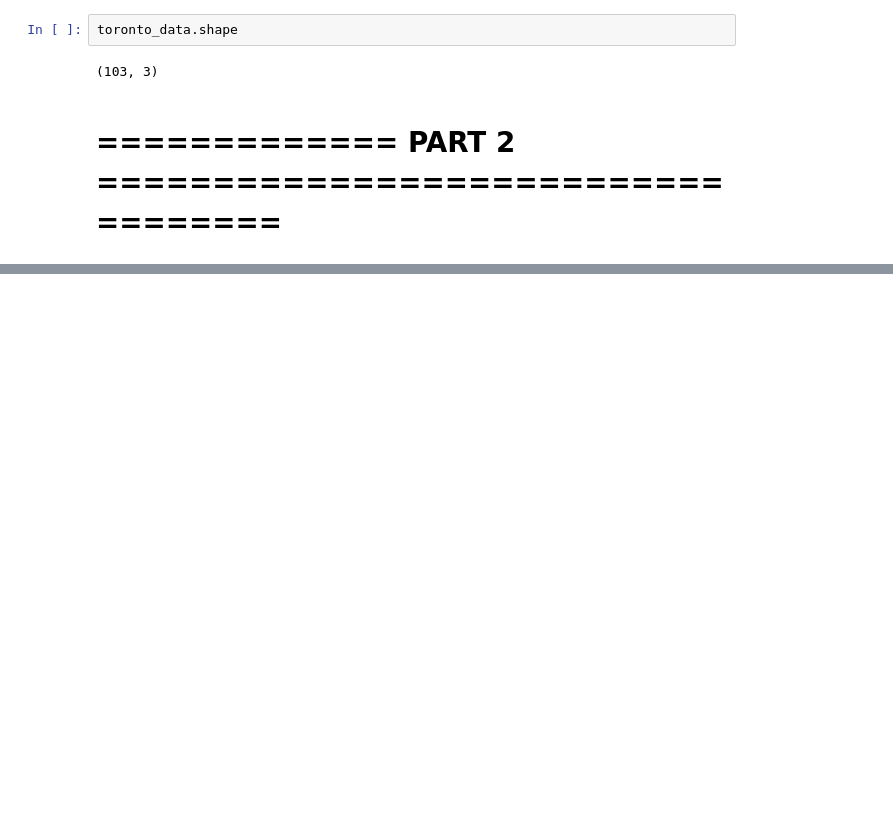
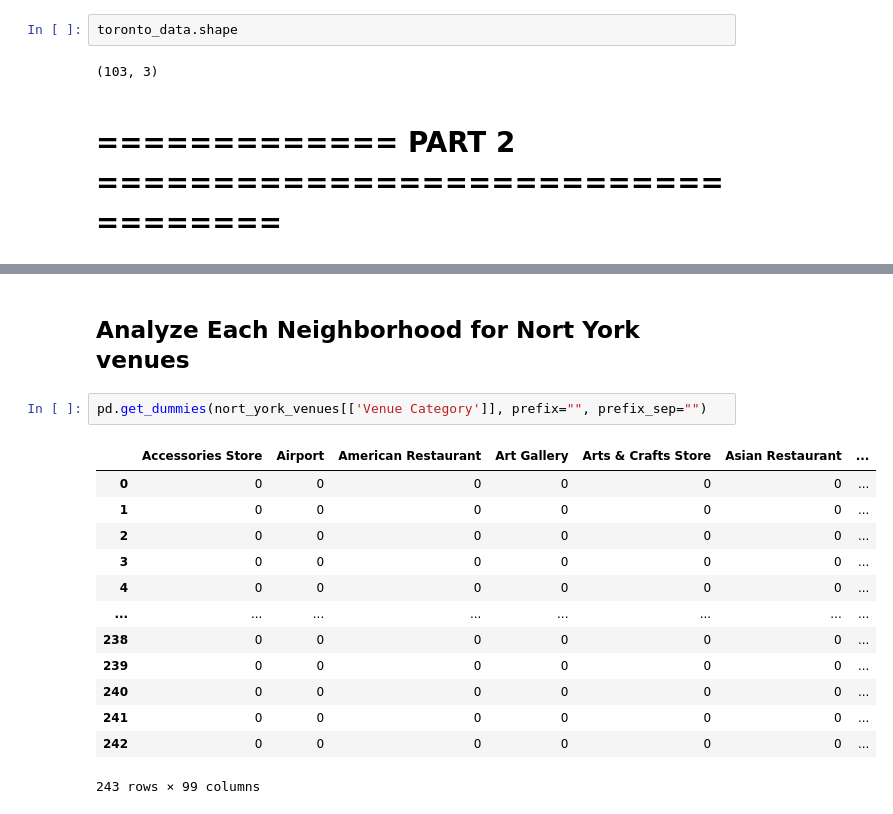
Before and after one commit to storwood/Coursera_Capstone, a Jupyter notebook: Segmenting_and_Clustering_Neighborhoods_in_Toronto.ipynb, the cells around one changed output, grey strips where cells are left out. Saved outputs shown, nothing was run; the diff lists cells and outputs as text; blank space fills up the shorter version.

```diff
--- a/Segmenting_and_Clustering_Neighborhoods_in_Toronto.ipynb
+++ b/Segmenting_and_Clustering_Neighborhoods_in_Toronto.ipynb
@@ -57,0 +278,18 @@ toronto_data.shape
+# %% [markdown]
+## Analyze Each Neighborhood for Nort York venues
+# %%
+pd.get_dummies(nort_york_venues[['Venue Category']], prefix="", prefix_sep="")
+# %% [output]
+|  | Accessories Store | Airport | American Restaurant | Art Gallery | Arts & Crafts Store | Asian Restaurant | ... |
+| 0 | 0 | 0 | 0 | 0 | 0 | 0 | ... |
+| 1 | 0 | 0 | 0 | 0 | 0 | 0 | ... |
+| 2 | 0 | 0 | 0 | 0 | 0 | 0 | ... |
+| 3 | 0 | 0 | 0 | 0 | 0 | 0 | ... |
+| 4 | 0 | 0 | 0 | 0 | 0 | 0 | ... |
+| ... | ... | ... | ... | ... | ... | ... | ... |
+| 238 | 0 | 0 | 0 | 0 | 0 | 0 | ... |
+| 239 | 0 | 0 | 0 | 0 | 0 | 0 | ... |
+| 240 | 0 | 0 | 0 | 0 | 0 | 0 | ... |
+| 241 | 0 | 0 | 0 | 0 | 0 | 0 | ... |
+| 242 | 0 | 0 | 0 | 0 | 0 | 0 | ... |
+243 rows × 99 columns
```
Also changed, not shown: parts of 36 cells of this notebook.
